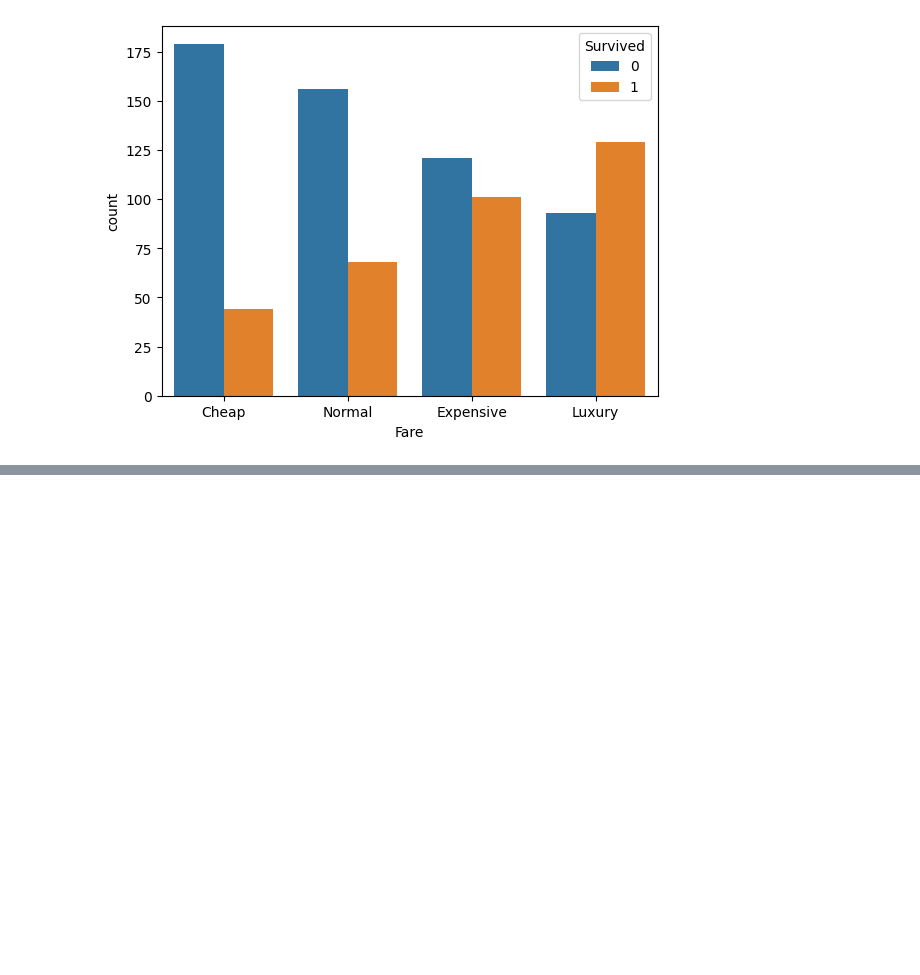
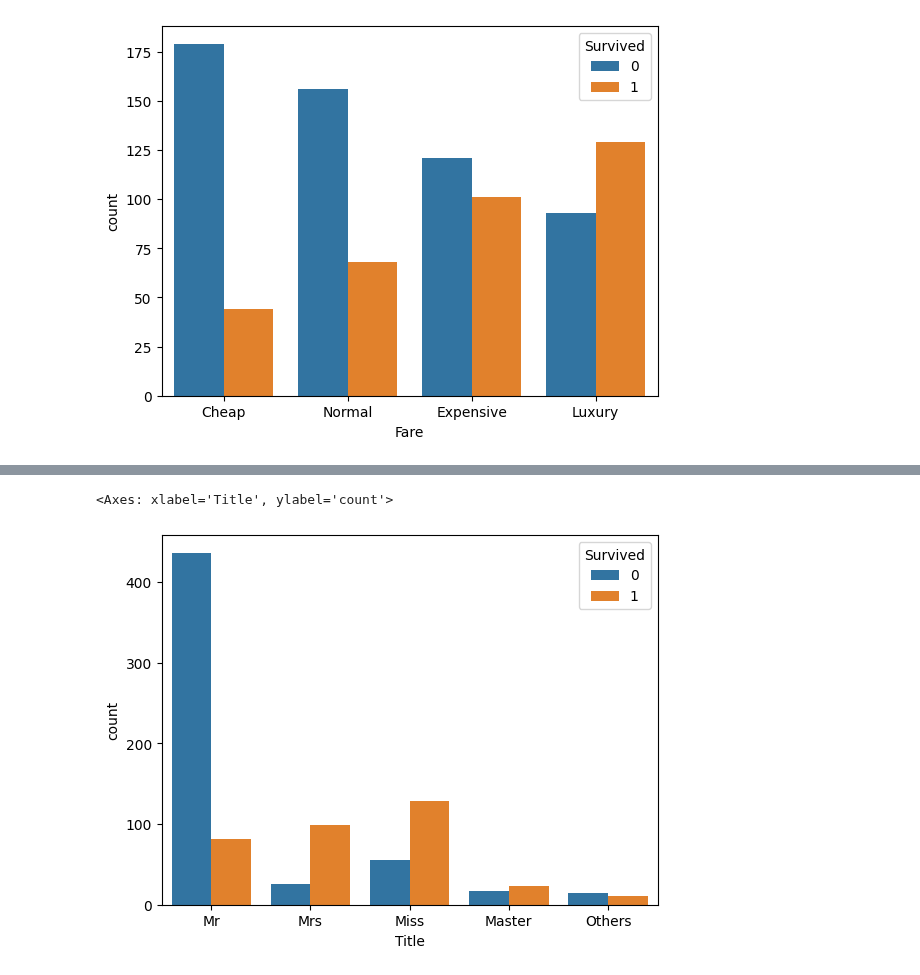
Before and after one commit to Anlh-ogr/Titanic_ML_From_Disaster, a Jupyter notebook: Survival_Prediction.ipynb, the cells around one changed output, grey strips where cells are left out. Drawn from its saved outputs; the diff is of its cells as text; code cells hidden in the pictures; blank space fills up the shorter version.

Commit message:
Feature Engineering & Data Wrangling P3

```diff
--- a/Survival_Prediction.ipynb
+++ b/Survival_Prediction.ipynb
@@ -129,0 +134,10 @@ sns.countplot(x=pd.qcut(df_train["Fare"], q=4, labels=categories_fare), hue="Sur
+# %%
+import re
+df_train["Name"].tail(10)
+
+def title_extract(name):
+    title = re.compile(r",([\w\s]+)\.") # Extract the title from the name.
+    return title.search(name).group(1).strip()
+
+df_train["Title"]=df_train["Name"].apply(lambda name: title_extract(name))
+df_train["Title"].value_counts()
@@ -129,0 +164,3 @@ sns.countplot(x=pd.qcut(df_train["Fare"], q=4, labels=categories_fare), hue="Sur
+# %%
+df_test["Title"]=df_test["Name"].apply(lambda name: title_extract(name))
+df_test["Title"].value_counts()
@@ -129,0 +179,20 @@ sns.countplot(x=pd.qcut(df_train["Fare"], q=4, labels=categories_fare), hue="Sur
+# %%
+# group các title lại với nhau để giảm số lượng title.
+def title_group(title):
+    if title in ["Mr", "Miss", "Mrs", "Master"]:
+        return title
+    elif title == "Ms":
+        return "Miss"
+    else:
+        return "Others"
+
+df_train["Title"]=df_train["Title"].apply(lambda title: title_group(title))
+df_test["Title"]=df_test["Title"].apply(lambda title: title_group(title))
+
+df_train["Title"].value_counts()
+df_test["Title"].value_counts()
+
+sns.countplot(data=df_train, x="Title", hue="Survived")
+# %% [output]
+<Axes: xlabel='Title', ylabel='count'>
+[figure, added]
```
Also changed, not shown: parts of 22 cells of this notebook.
